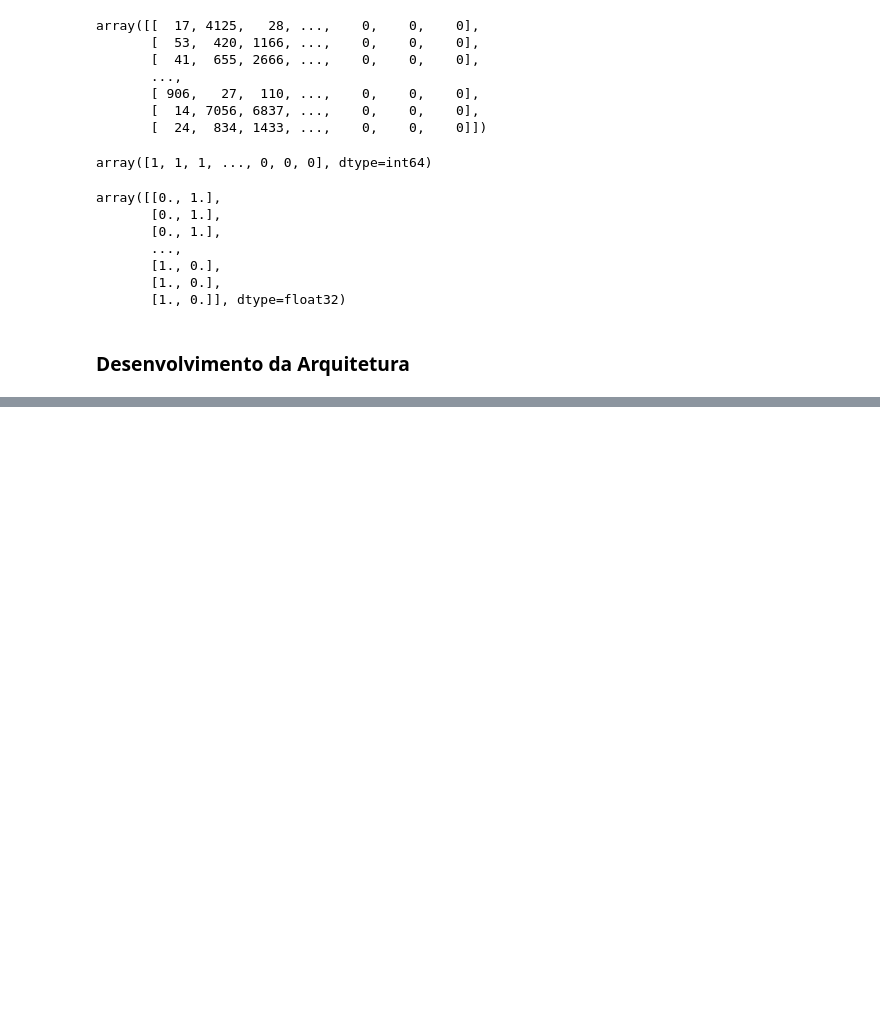
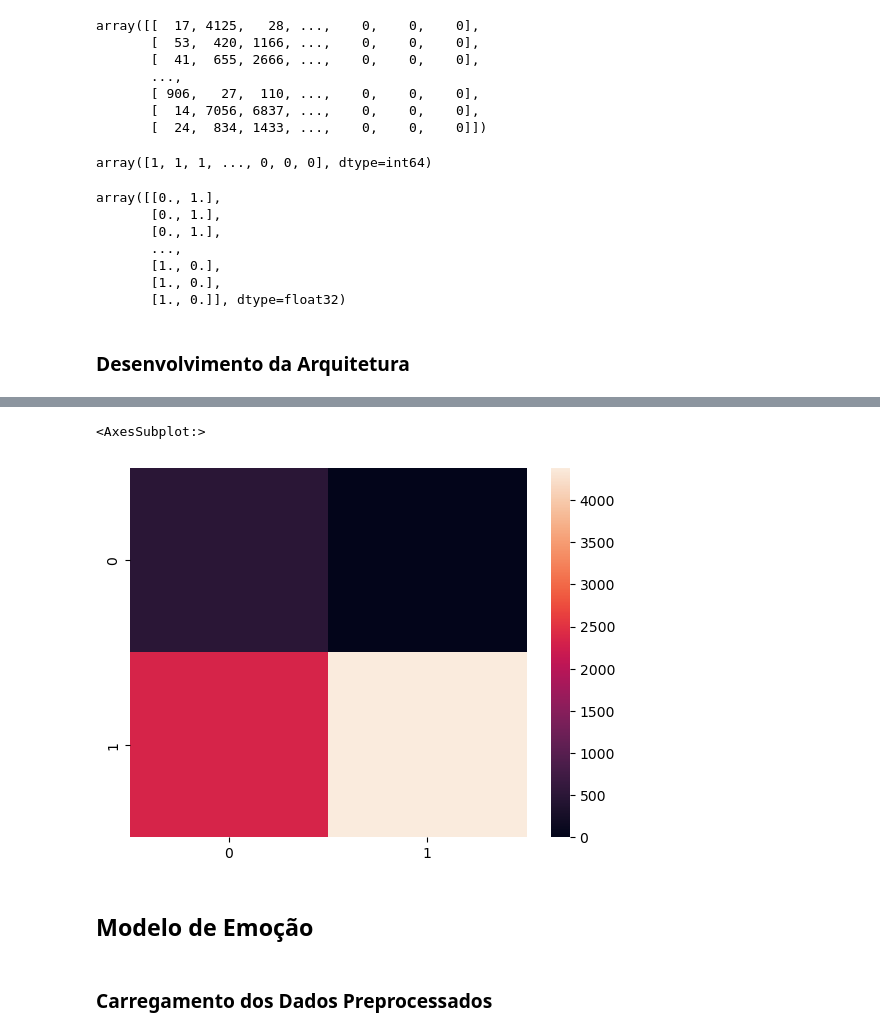
Before and after one commit to diasKayky/sent-ai-core, a Jupyter notebook: notebooks/2_Modelos_de_IA.ipynb, the cells around one changed output, grey strips where cells are left out. Drawn from its saved outputs; the diff is of its cells as text; code cells hidden in the pictures; blank space fills up the shorter version.

```diff
--- a/notebooks/2_Modelos_de_IA.ipynb
+++ b/notebooks/2_Modelos_de_IA.ipynb
@@ -68,7 +66,7 @@ array([1, 1, 1, ..., 0, 0, 0], dtype=int64)
 # %%
 # One-Hot Encoding da label
 
-recomendacao_label = keras.utils.to_categorical(recomendacao_label, 2)
+recomendacao_label = tf_keras.utils.to_categorical(recomendacao_label, 2)
 recomendacao_label
 # %% [output]
 array([[0., 1.],
@@ -212,0 +215,8 @@ Epoch 1/2
+# %%
+# Carregamento do modelo serializado
+
+modelo = tf_keras.models.load_model("../modelos/modelo_recomendacao.h5")
+# %%
+# Predição no dataset de teste
+
+y_pred = modelo.predict([X_test])
@@ -212,0 +256,11 @@ Epoch 1/2
+# %%
+# Matriz de Confusão
+
+sns.heatmap(metrics.confusion_matrix(y_pred, np.argmax(Y_test, axis=-1)))
+# %% [output]
+<AxesSubplot:>
+[figure, added]
+# %% [markdown]
+## Modelo de Emoção
+# %% [markdown]
+### Carregamento dos Dados Preprocessados
```
Also changed, not shown: parts of 58 cells of this notebook, 1 other file.
